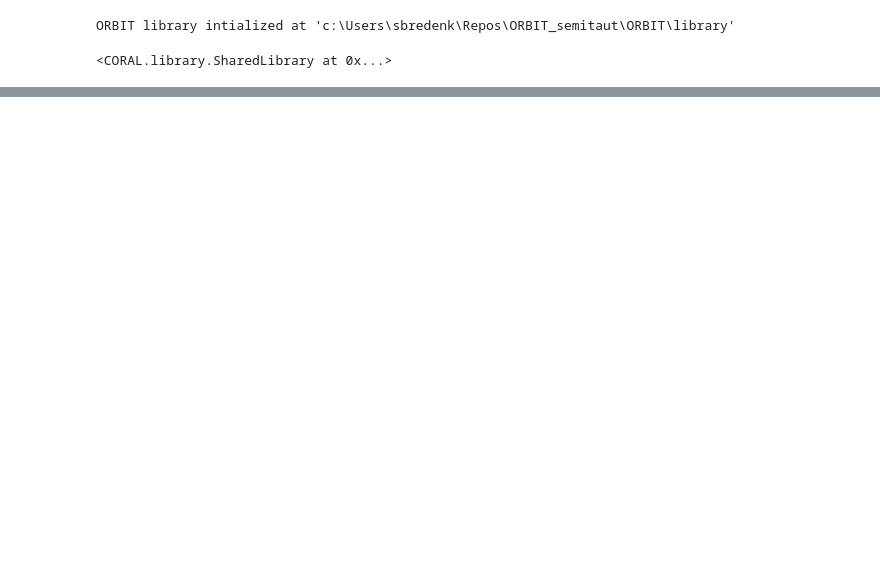
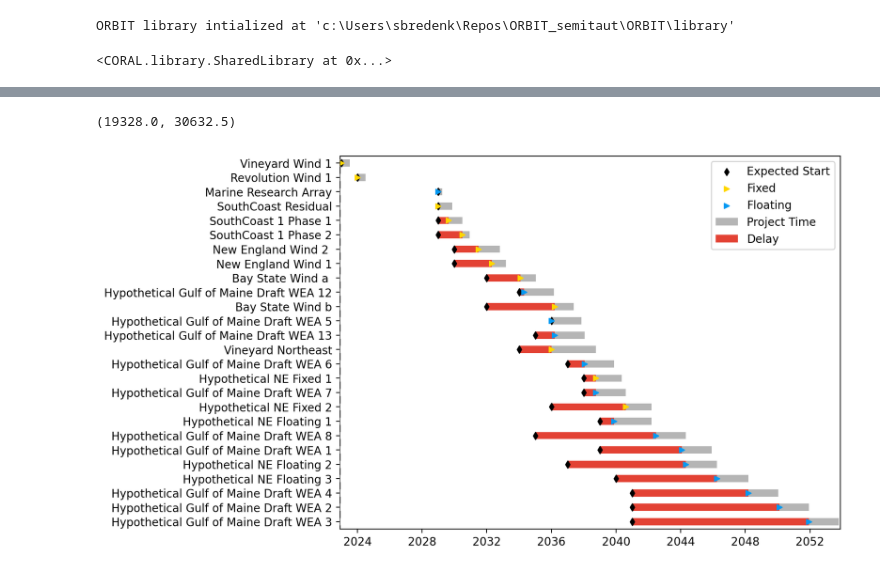
Before and after one commit to sbredenk/CORAL, a Jupyter notebook: run_gaps.ipynb, the cells around one changed output, grey strips where cells are left out. Drawn from its saved outputs; the diff is of its cells as text; code cells hidden in the pictures; blank space fills up the shorter version.

```diff
--- a/run_gaps.ipynb
+++ b/run_gaps.ipynb
@@ -105,0 +129,38 @@ plt.savefig('analysis/results/test_418_double.png')
+# %%
+region = ['MA','ME','CT','RI','NH','RI/CT']
+region_name = 'New England'
+
+df_region = df.drop(columns=['index'])
+df_region = df_region[df_region['offtake_state'].isin(region)].reset_index(drop=True).reset_index()
+# %%
+fig = plt.figure(figsize=(8, 6), dpi=200)
+ax = fig.add_subplot(111)
+
+color_map = {
+    "fixed": "#FFD700",
+    "floating": "#069AF3",
+}
+
+df_region["Date Finished"].plot(kind="barh", ax=ax, zorder=4, label="Project Time", color='#B5B5B5')
+df_region["Date Started"].plot(kind="barh", color="#E34234", ax=ax, zorder=4, label="Delay")
+df_region["Date Initialized"].plot(kind='barh', ax=ax, zorder=4, label = "__nolabel__", color = 'w')
+
+df_region.plot(kind="scatter", x="Date Initialized", y="index", color='k', ax=ax, zorder=5, label="Expected Start", marker="d")
+
+groups = df_region.groupby("substructure")
+for name, group in groups:
+    group.plot(kind="scatter", x="Date Started", y="index", ax=ax, marker=">", c=color_map[name], zorder=5, label=name.capitalize())
+
+ax.set_xlabel("")
+ax.set_ylabel("")
+_ = ax.set_yticklabels(df_region['name'])
+
+ax.legend()
+
+ax.set_xlim(manager._start - dt.timedelta(days=30), df_region["Date Finished"].max() + dt.timedelta(days=30))
+
+# slide = add_to_pptx(prs,'%s Gantt' % region_name)
+# print('%s Gantt Complete' % region_name)
+# %% [output]
+(19328.0, 30632.5)
+[figure, added]
```
Also changed, not shown: parts of 8 cells of this notebook, 15 other files.
